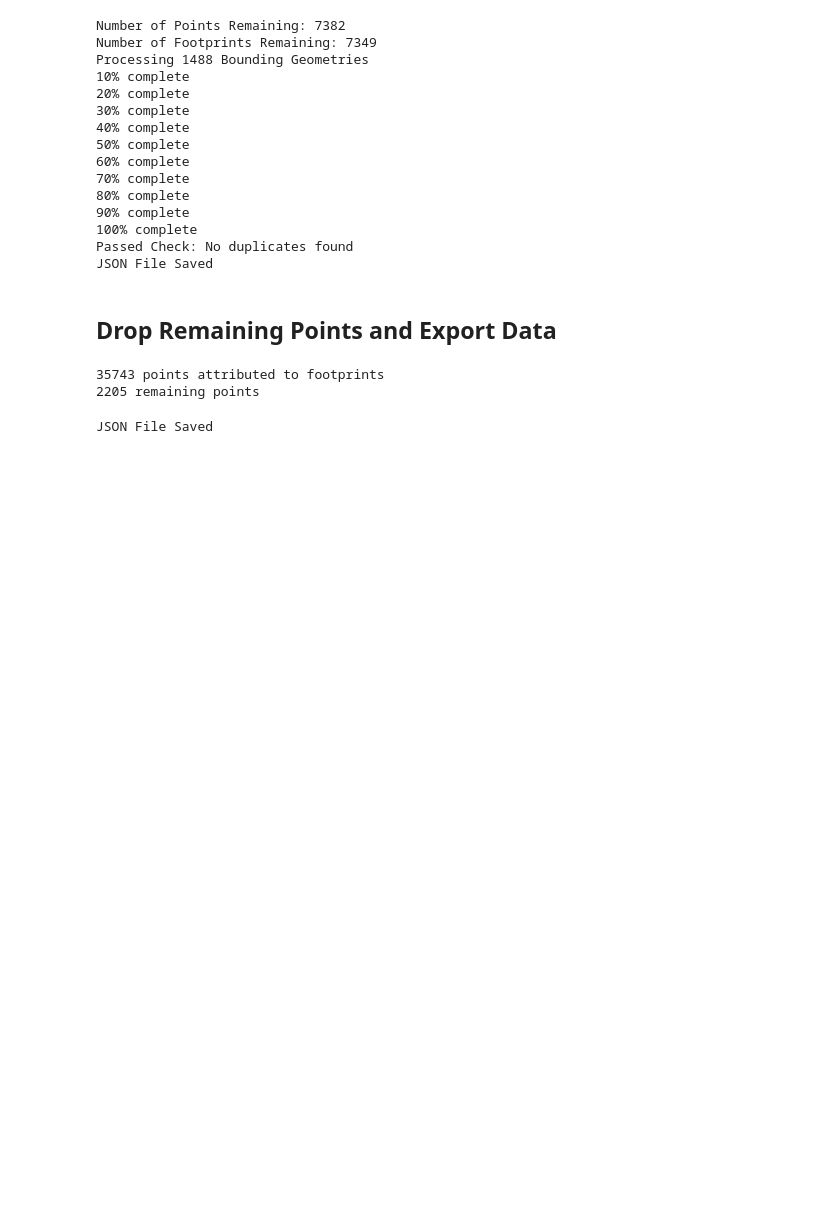
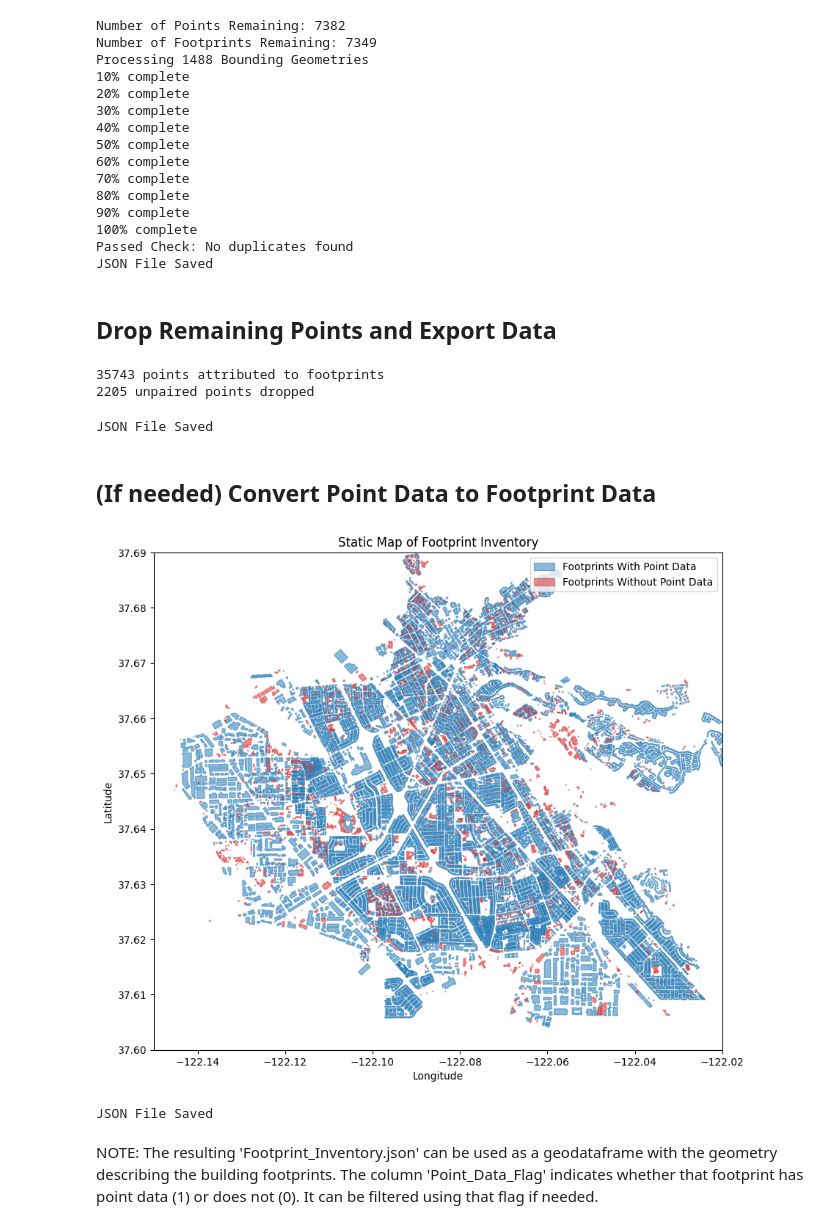
Before and after one commit to mlochhead/Building_Inventory_Generation, a Jupyter notebook: point_to_ftpt_example/Point_to_Footprint.ipynb, the cells around one changed output. Cells and saved outputs as stored; diff of their text form; code cells hidden in the pictures; blank space fills up the shorter version.

Commit message:
Update point_to_ftpt_example
Add final conversion to footprint-level inventory

```diff
--- a/point_to_ftpt_example/Point_to_Footprint.ipynb
+++ b/point_to_ftpt_example/Point_to_Footprint.ipynb
@@ -459,12 +460,13 @@ points = fxns.json_to_gdf(dir_intermediate + '/MergeFlag310.json', crs_main)
 points = points[points['POINT_DropFlag']!=1]
 print(len(points), 'points attributed to footprints')
 
-# Drop address points that are in parcels that contain footprints, but were not attributed to a footprint
-remaining = points[points['POINT_FootprintID'].isna()]
-print(len(remaining), 'remaining points')
+# Drop points that were not attributed to a footprint
+unpaired = points[points['POINT_FootprintID'].isna()]
+points = points[points['POINT_FootprintID'].notna()]
+print(len(unpaired), 'unpaired points dropped')
 # %% [output]
 35743 points attributed to footprints
-2205 remaining points
+2205 unpaired points dropped
 # %%
 # Drop additional columns used for tracking purposes
 points = points.drop(columns = ['POINT_DropFlag','POINT_DropNote','DistanceToFtpt', 'ClosestFtpt_ID','POINT_ID', 'POINT_DataUpdate'])
@@ -477,3 +479,49 @@ points = points.rename(columns={'POINT_FootprintID': 'FootprintID'})
 fxns.gdf_to_json(points.copy(), directory + '/Point_Data_Attributed.json')
 # %% [output]
 JSON File Saved
+# %% [markdown]
+## **(If needed) Convert Point Data to Footprint Data**
+# %%
+# Create baseline inventory
+ftpt_inv = footprints.copy()
+orig_inv_length = len(ftpt_inv)
+points['Point_Data_Flag'] = 1
+
+# Drop geometry information in preparation for merge
+points = points.drop(columns = ['geometry'])
+
+# Merge unique footprint information in with baseline footprint inventory and perform checks for dropped points
+ftpt_inv = ftpt_inv.merge(points, on='FootprintID', how='left')
+if len(ftpt_inv) != orig_inv_length:
+    raise ValueError('Footprints Dropped - Step 1')
+
+if len(ftpt_inv[ftpt_inv['Point_Data_Flag']==1]) != len(points):
+    raise ValueError('Footprints Dropped - Step 2')
+
+# Drop redundant footprint column
+ftpt_inv['Point_Data_Flag'] = ftpt_inv['Point_Data_Flag'].fillna(0)
+
+# Plot inventory
+fig, ax = plt.subplots(figsize=(10,10))
+ftpt_inv[ftpt_inv['Point_Data_Flag']==1].to_crs(crs_plot).plot(ax=ax, color='tab:blue', edgecolor='tab:blue', alpha=0.5, label = 'Footprints With Point Data')
+ftpt_inv[ftpt_inv['Point_Data_Flag']==0].to_crs(crs_plot).plot(ax=ax, color='tab:red', edgecolor='tab:red', alpha=0.5, label = 'Footprints Without Point Data')
+plt.title('Static Map of Footprint Inventory')
+plt.xlabel('Longitude')
+plt.ylabel('Latitude')
+plt.xlim(xbounds)
+plt.ylim(ybounds)
+
+legend_elements = [
+Patch(facecolor='tab:blue', edgecolor='tab:blue', alpha=0.5,label='Footprints With Point Data'),
+Patch(facecolor='tab:red', edgecolor='tab:red', alpha=0.5,label='Footprints Without Point Data')]
+ax.legend(handles=legend_elements, loc='upper right')
+
+plt.show()
+
+# Export footprint inventory
+fxns.gdf_to_json(ftpt_inv, './Results/Footprint_Inventory.json')
+# %% [output]
+[figure, added]
+JSON File Saved
+# %% [markdown]
+NOTE: The resulting 'Footprint_Inventory.json' can be used as a geodataframe with the geometry describing the building footprints. The column 'Point_Data_Flag' indicates whether that footprint has point data (1) or does not (0). It can be filtered using that flag if needed.
```
Also changed, not shown: parts of 1 cell of this notebook, 5 other files.
